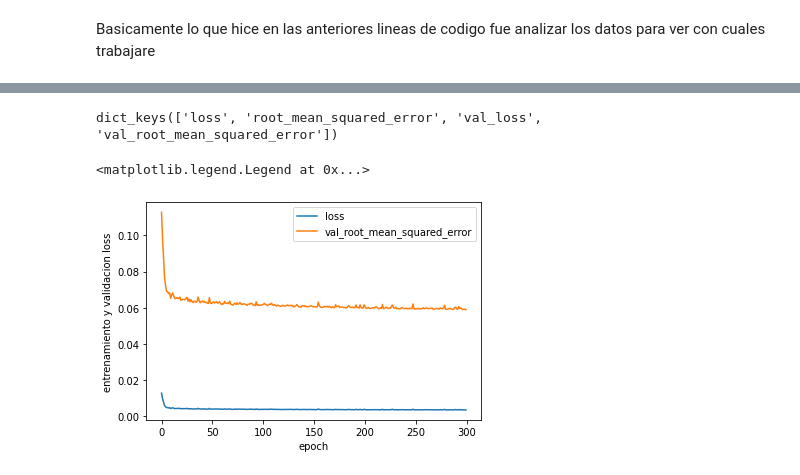
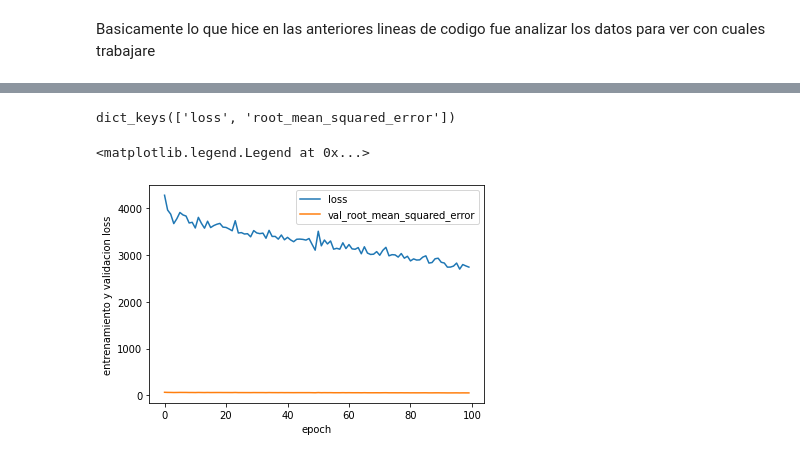
Before and after one commit to luqui5/Datathon, a Jupyter notebook: LucasSanchez.ipynb, the cells around one changed output, grey strips where cells are left out. Cells and saved outputs as stored; diff of their text form; code cells hidden in the pictures.

```diff
--- a/LucasSanchez.ipynb
+++ b/LucasSanchez.ipynb
@@ -41,22 +39,32 @@ df_train.corr()
 # %% [markdown]
 Basicamente lo que hice en las anteriores lineas de codigo fue analizar los datos para ver con cuales trabajare
 # %%
-X = df_train[['hr','temp','workingday','weekday']]
+X = df_train[['season','hr','temp','weekday','weathersit','hum','windspeed']]
 y = df_train['cnt']
 
-from sklearn.preprocessing import MinMaxScaler
+# from sklearn.model_selection import train_test_split
 
-scaler = MinMaxScaler()
-X_scaled = scaler.fit_transform(X)
-y = y.values.reshape(-1, 1)
-y_scaled = scaler.fit_transform(y)
+# X_train, X_test, y_train, y_test = train_test_split(X, y, test_size=0.20, random_state=0)
+
+# from sklearn.preprocessing import MinMaxScaler
+
+# scaler = MinMaxScaler()
+# X_scaled_train = scaler.fit_transform(X_train)
+# X_scaled_test = scaler.fit_transform(X_test)
+
+# y_test = y_test.values.reshape(-1, 1)
+# y_train = y_train.values.reshape(-1, 1)
+# y_scaled_train = scaler.fit_transform(y_train)
+# y_scaled_test = scaler.fit_transform(y_test)
+# y = y.values.reshape(-1, 1)
+# y_scaled = scaler.fit_transform(y)
 # %%
 import tensorflow as tf
 
 model = tf.keras.Sequential()
-model.add(tf.keras.layers.Dense(units=100 ,activation='relu',input_shape=(4, )))
-model.add(tf.keras.layers.Dense(units=75 ,activation='relu'))
-model.add(tf.keras.layers.Dense(units=50 ,activation='relu'))
+model.add(tf.keras.layers.Dense(units=100 ,activation='relu',input_shape=(7, )))
+model.add(tf.keras.layers.Dense(units=100 ,activation='relu'))
+model.add(tf.keras.layers.Dense(units=100 ,activation='relu'))
 model.add(tf.keras.layers.Dense(units=50 ,activation='relu'))
 model.add(tf.keras.layers.Dense(units=1 ,activation='linear'))
 
@@ -68,7 +94,10 @@ from sklearn.metrics import mean_squared_error
 metrics = tf.keras.metrics.RootMeanSquaredError()
 model.compile(optimizer = "Adam", loss = 'mean_squared_error', metrics = metrics)
 
-epoch_historial = model.fit(X_scaled,y_scaled,epochs = 300,batch_size =100, use_multiprocessing=True, validation_split = 0.01)
+epoch_historial = model.fit(X,y,epochs = 100,batch_size =100, use_multiprocessing=True)
+epoch_historial2 = model.fit(X,y,epochs = 100,batch_size =30, use_multiprocessing=True)
+epoch_historial3 = model.fit(X,y,epochs = 100,batch_size =100, use_multiprocessing=True)
+epoch_historial4 = model.fit(X,y,epochs = 100,batch_size =50, use_multiprocessing=True)
 
 #se entrena al modelo, el epochs es basicamente cuantas veces se entrenara el modelo
 # %% [output]
@@ -92,15 +121,15 @@ Epoch 20/300
 # %%
-epoch_historial.history.keys()
+epoch_historial4.history.keys()
 # %% [output]
-dict_keys(['loss', 'root_mean_squared_error', 'val_loss', 'val_root_mean_squared_error'])
+dict_keys(['loss', 'root_mean_squared_error'])
 # %%
 import matplotlib.pyplot as plt
-plt.plot(epoch_historial.history['loss'])
-plt.plot(epoch_historial.history['root_mean_squared_error'])
+plt.plot(epoch_historial2.history['loss'])
+plt.plot(epoch_historial2.history['root_mean_squared_error'])
 # plt.plot(epoch_historial.history['val_loss'])
 plt.xlabel('epoch')
 plt.ylabel('entrenamiento y validacion loss')
 plt.legend(['loss','val_root_mean_squared_error','val_loss'])
 # %% [output]
 <matplotlib.legend.Legend at 0x...>
-[figure, old version]
+[figure, new version]
```
Also changed, not shown: parts of 9 cells of this notebook, 1 other file.
